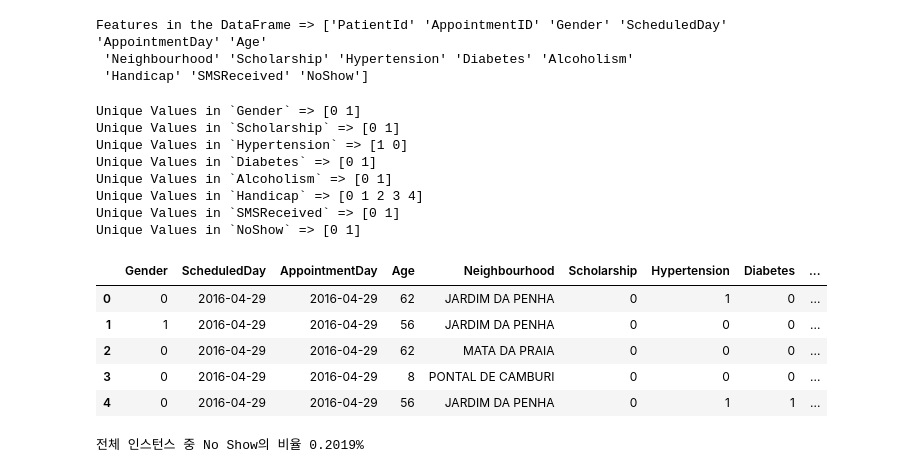
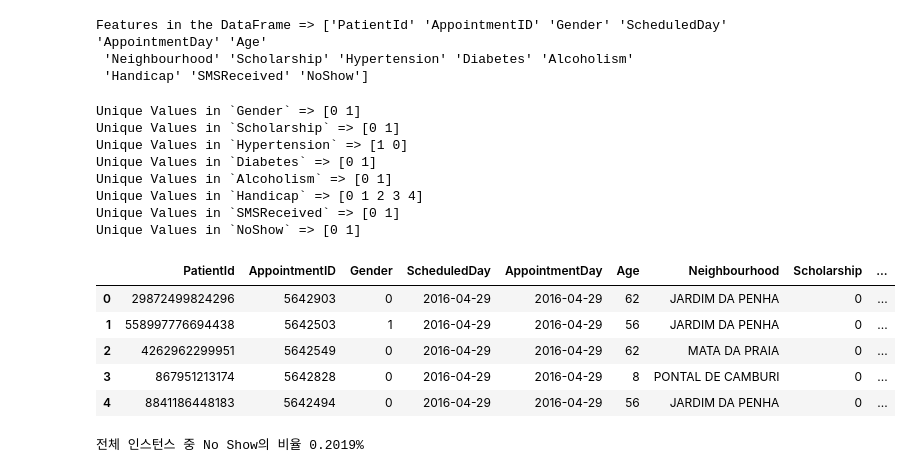
Before and after one commit to silicon-valley-gods-eye/Medical-Appointment-No-Shows, a Jupyter notebook: main.ipynb, the cells around one changed output. Drawn from its saved outputs; the diff is of its cells as text; code cells hidden in the pictures.

Commit message:
Add "PatientId", "AppointmentID" columns
add "PatientId", "AppointmentID"

```diff
--- a/main.ipynb
+++ b/main.ipynb
@@ -33,45 +33,45 @@ Features in the DataFrame => ['PatientId' 'AppointmentID' 'Gender' 'ScheduledDay
  'Neighbourhood' 'Scholarship' 'Hypertension' 'Diabetes' 'Alcoholism'
  'Handicap' 'SMSReceived' 'NoShow']
 # %%
-# Drop 'PatientId' and 'AppointmentID' as they are just some system genrated numbers.
-df.drop(['PatientId', 'AppointmentID'], axis=1, inplace=True)
+# # Drop 'PatientId' and 'AppointmentID' as they are just some system genrated numbers.
+# df.drop(['PatientId', 'AppointmentID'], axis=1, inplace=True)
 
 # Gender 'F' -> 0, 'M' -> 1
 df['Gender'] = df['Gender'].replace('F', 0).replace('M', 1)
 # NoShow 'No' -> 0, 'Yes' -> 1
 df['NoShow'] = df['NoShow'].replace('No', 0).replace('Yes', 1)
 
 # Get the Waiting Time in Days of the Patients.
 df['WaitingDays'] = df['AppointmentDay'] - df['ScheduledDay']
 df['WaitingDays'] = df['WaitingDays'].dt.days
 df = df[df.WaitingDays>=0]
 
 # Print Unique Values
 print("Unique Values in `Gender` => {}".format(df.Gender.unique()))
 print("Unique Values in `Scholarship` => {}".format(df.Scholarship.unique()))
 print("Unique Values in `Hypertension` => {}".format(df.Hypertension.unique()))
 print("Unique Values in `Diabetes` => {}".format(df.Diabetes.unique()))
 print("Unique Values in `Alcoholism` => {}".format(df.Alcoholism.unique()))
 print("Unique Values in `Handicap` => {}".format(df.Handicap.unique()))
 print("Unique Values in `SMSReceived` => {}".format(df.SMSReceived.unique()))
 print("Unique Values in `NoShow` => {}".format(df.NoShow.unique()))
 
 df.head()
 # %% [output]
 Unique Values in `Gender` => [0 1]
 Unique Values in `Scholarship` => [0 1]
 Unique Values in `Hypertension` => [1 0]
 Unique Values in `Diabetes` => [0 1]
 Unique Values in `Alcoholism` => [0 1]
 Unique Values in `Handicap` => [0 1 2 3 4]
 Unique Values in `SMSReceived` => [0 1]
 Unique Values in `NoShow` => [0 1]
-|  | Gender | ScheduledDay | AppointmentDay | Age | Neighbourhood | Scholarship | Hypertension | Diabetes | ... |
-| 0 | 0 | 2016-04-29 | 2016-04-29 | 62 | JARDIM DA PENHA | 0 | 1 | 0 | ... |
-| 1 | 1 | 2016-04-29 | 2016-04-29 | 56 | JARDIM DA PENHA | 0 | 0 | 0 | ... |
-| 2 | 0 | 2016-04-29 | 2016-04-29 | 62 | MATA DA PRAIA | 0 | 0 | 0 | ... |
-| 3 | 0 | 2016-04-29 | 2016-04-29 | 8 | PONTAL DE CAMBURI | 0 | 0 | 0 | ... |
-| 4 | 0 | 2016-04-29 | 2016-04-29 | 56 | JARDIM DA PENHA | 0 | 1 | 1 | ... |
+|  | PatientId | AppointmentID | Gender | ScheduledDay | AppointmentDay | Age | Neighbourhood | Scholarship | ... |
+| 0 | 29872499824296 | 5642903 | 0 | 2016-04-29 | 2016-04-29 | 62 | JARDIM DA PENHA | 0 | ... |
+| 1 | 558997776694438 | 5642503 | 1 | 2016-04-29 | 2016-04-29 | 56 | JARDIM DA PENHA | 0 | ... |
+| 2 | 4262962299951 | 5642549 | 0 | 2016-04-29 | 2016-04-29 | 62 | MATA DA PRAIA | 0 | ... |
+| 3 | 867951213174 | 5642828 | 0 | 2016-04-29 | 2016-04-29 | 8 | PONTAL DE CAMBURI | 0 | ... |
+| 4 | 8841186448183 | 5642494 | 0 | 2016-04-29 | 2016-04-29 | 56 | JARDIM DA PENHA | 0 | ... |
 # %%
 print('전체 인스턴스 중 No Show의 비율 {:.5}%'.format(sum(df.NoShow) / len(df)))
 # %% [output]
```
Also changed, not shown: parts of 1 cell of this notebook.
